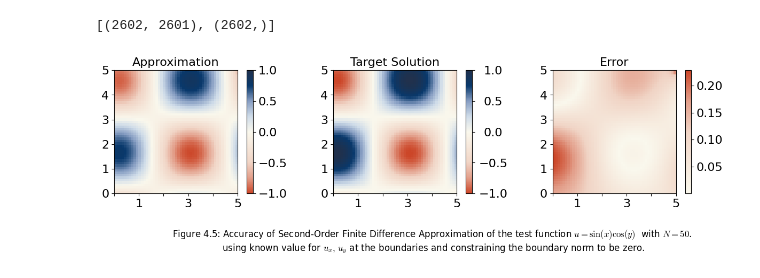
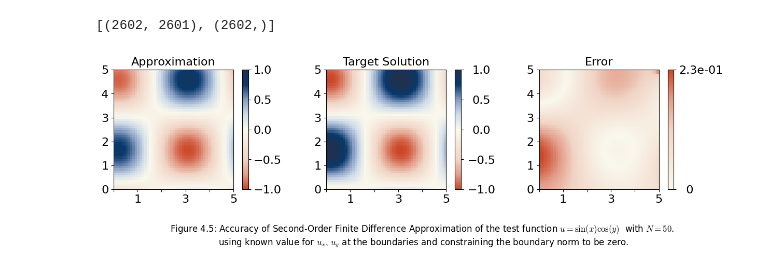
Before and after one commit to ChaLeGir/Numerical_PDEs, a Jupyter notebook: HW0/hw0_notebook.ipynb, the cells around one changed output. Drawn from its saved outputs; the diff is of its cells as text; code cells hidden in the pictures.

Commit message:
Final creation of LaTeX file, tweaks to the figures

```diff
--- a/HW0/hw0_notebook.ipynb
+++ b/HW0/hw0_notebook.ipynb
@@ -2187,34 +2187,37 @@ for a in ax:
         FuncFormatter(
             lambda x, pos: f"{x:g}"
             if np.any(np.isclose(x, [1,3, 5]))
             else ""
         )
     )
 
 for a in ax:
     a.tick_params(axis="both", which="major", labelsize=16)
 
 cb = [fig.colorbar(im0, ax=ax[0]), fig.colorbar(im1, ax=ax[1]), fig.colorbar(im2, ax=ax[2])]
 for i, c in enumerate(cb):
     c.ax.tick_params(labelsize=16)
     if i == 1:
         c.set_ticks([-1, -0.5, 0, 0.5, 1])
         for label in c.ax.get_yticklabels():
             label.set_horizontalalignment('center')
         c.ax.yaxis.set_tick_params(pad=25)
 
 fig.text(
     0.55, -0.25,
     "Figure 4.5: Accuracy of Second-Order Finite Difference "+ r"Approximation of the test function $u=\sin(x)\cos(y)$  with $N=50$." \
         + "\n using known value for " + r"$u_x,\,u_y$" + " at the boundaries and constraining the boundary norm to be zero.",
     ha="center",
     fontsize=12,
     fontfamily="DejaVu Sans"
 )
 
+cb[2].set_ticks([0, np.max(err)])
+cb[2].set_ticklabels(["  0", f"{np.max(err):.1e}"])
+
 plt.show()
 # %% [output]
-[figure, old version]
+[figure, new version]
 # %%
 fig.savefig(
     "figure_4_5.pdf",
```
Also changed, not shown: parts of 7 cells of this notebook, 21 other files.
